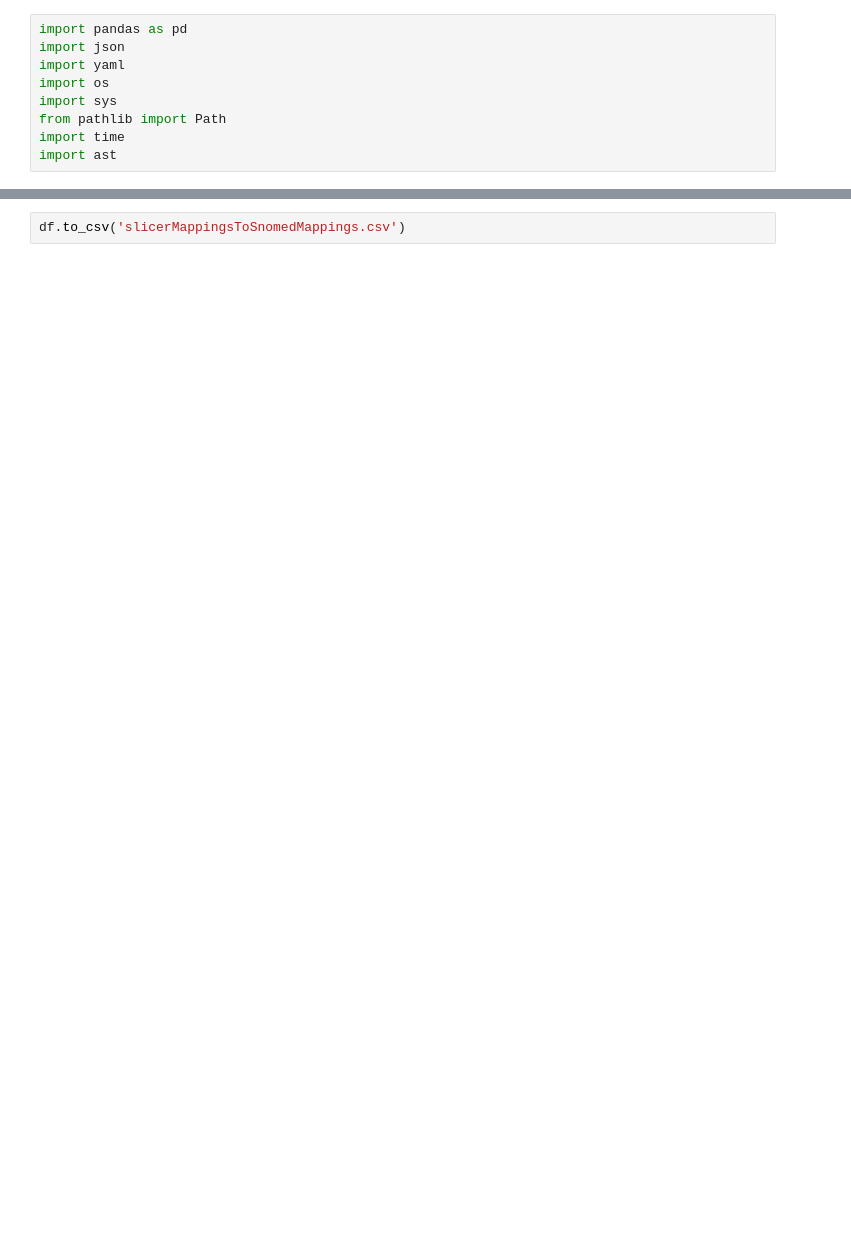
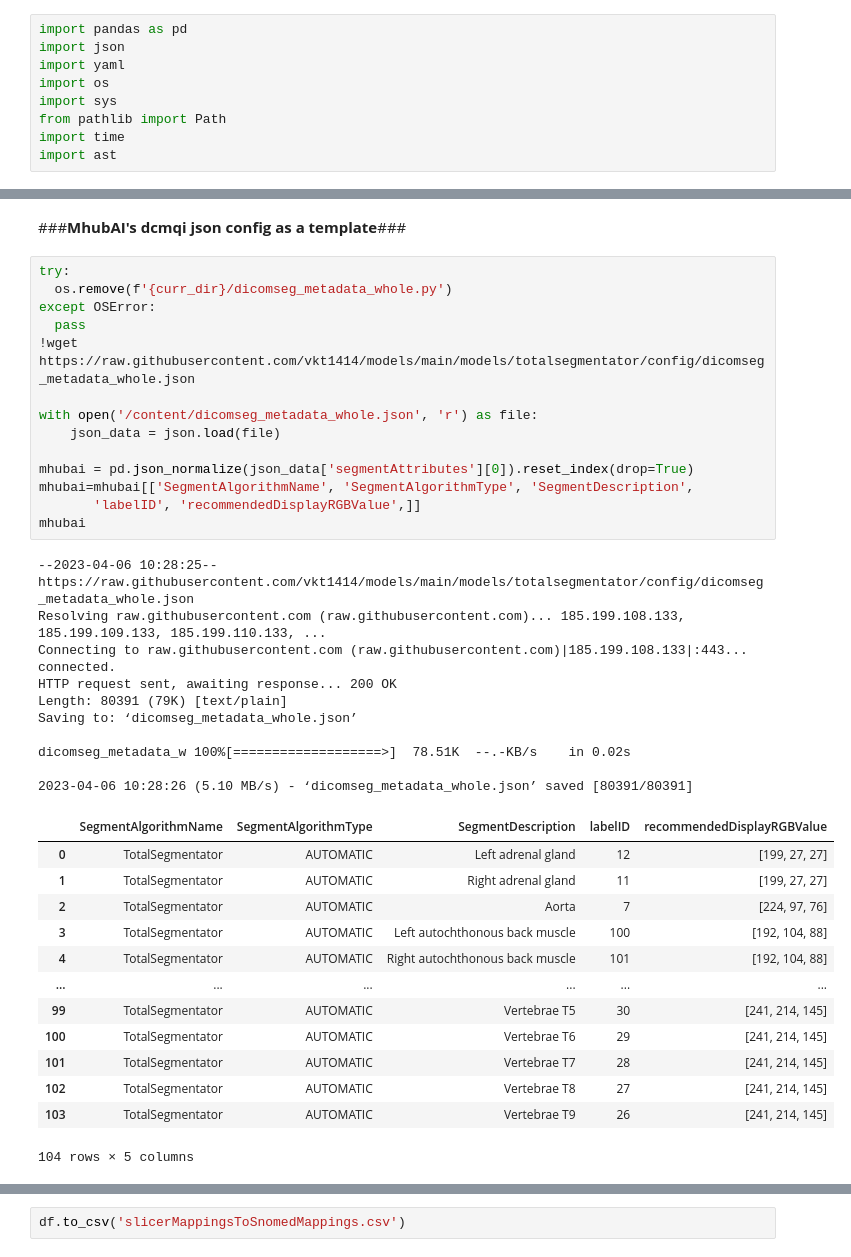
Before and after one commit to ImagingDataCommons/CloudSegmentator, a Jupyter notebook: Notebooks/Totalsegmentator/slicerMappingsTotalSegmentator.ipynb, the cells around one changed output, grey strips where cells are left out. Cells and saved outputs as stored; diff of their text form; blank space fills up the shorter version.

```diff
--- a/Notebooks/Totalsegmentator/slicerMappingsTotalSegmentator.ipynb
+++ b/Notebooks/Totalsegmentator/slicerMappingsTotalSegmentator.ipynb
@@ -107 +116,41 @@ df
 104 rows × 10 columns
+# %% [markdown]
+###**MhubAI's dcmqi json config as a template**###
+# %%
+try:
+  os.remove(f'{curr_dir}/dicomseg_metadata_whole.py')
+except OSError:
+  pass
+!wget https://raw.githubusercontent.com/vkt1414/models/main/models/totalsegmentator/config/dicomseg_metadata_whole.json
+
+with open('/content/dicomseg_metadata_whole.json', 'r') as file:
+    json_data = json.load(file)
+
+mhubai = pd.json_normalize(json_data['segmentAttributes'][0]).reset_index(drop=True)
+mhubai=mhubai[['SegmentAlgorithmName', 'SegmentAlgorithmType', 'SegmentDescription',
+       'labelID', 'recommendedDisplayRGBValue',]]
+mhubai
+# %% [output]
+--2023-04-06 10:28:25--  https://raw.githubusercontent.com/vkt1414/models/main/models/totalsegmentator/config/dicomseg_metadata_whole.json
+Resolving raw.githubusercontent.com (raw.githubusercontent.com)... 185.199.108.133, 185.199.109.133, 185.199.110.133, ...
+Connecting to raw.githubusercontent.com (raw.githubusercontent.com)|185.199.108.133|:443... connected.
+HTTP request sent, awaiting response... 200 OK
+Length: 80391 (79K) [text/plain]
+Saving to: ‘dicomseg_metadata_whole.json’
+
+dicomseg_metadata_w 100%[===================>]  78.51K  --.-KB/s    in 0.02s
+
+2023-04-06 10:28:26 (5.10 MB/s) - ‘dicomseg_metadata_whole.json’ saved [80391/80391]
+|  | SegmentAlgorithmName | SegmentAlgorithmType | SegmentDescription | labelID | recommendedDisplayRGBValue |
+| 0 | TotalSegmentator | AUTOMATIC | Left adrenal gland | 12 | [199, 27, 27] |
+| 1 | TotalSegmentator | AUTOMATIC | Right adrenal gland | 11 | [199, 27, 27] |
+| 2 | TotalSegmentator | AUTOMATIC | Aorta | 7 | [224, 97, 76] |
+| 3 | TotalSegmentator | AUTOMATIC | Left autochthonous back muscle | 100 | [192, 104, 88] |
+| 4 | TotalSegmentator | AUTOMATIC | Right autochthonous back muscle | 101 | [192, 104, 88] |
+| ... | ... | ... | ... | ... | ... |
+| 99 | TotalSegmentator | AUTOMATIC | Vertebrae T5 | 30 | [241, 214, 145] |
+| 100 | TotalSegmentator | AUTOMATIC | Vertebrae T6 | 29 | [241, 214, 145] |
+| 101 | TotalSegmentator | AUTOMATIC | Vertebrae T7 | 28 | [241, 214, 145] |
+| 102 | TotalSegmentator | AUTOMATIC | Vertebrae T8 | 27 | [241, 214, 145] |
+| 103 | TotalSegmentator | AUTOMATIC | Vertebrae T9 | 26 | [241, 214, 145] |
+104 rows × 5 columns
```
Also changed, not shown: parts of 13 cells of this notebook.
